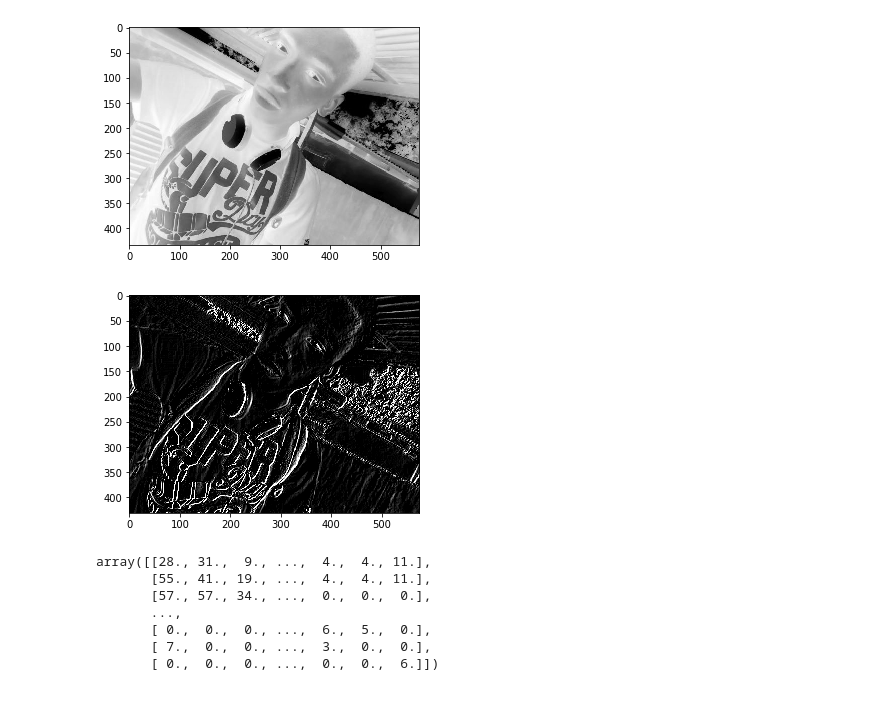
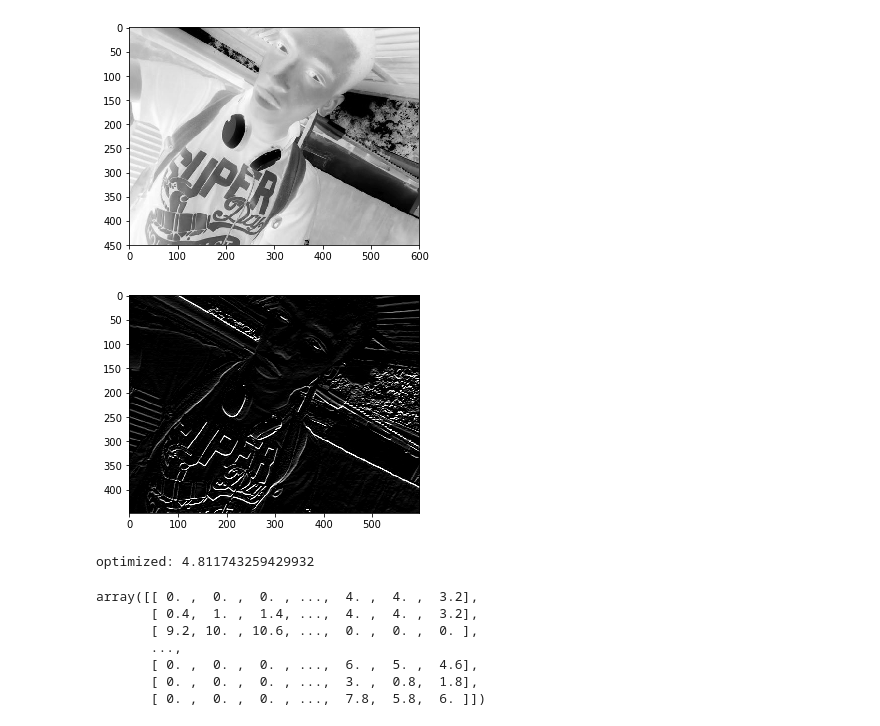
Before and after one commit to xlassix/My-very-First-Neural-network, a Jupyter notebook: cnn_for_image(user defined filters).ipynb, the cells around one changed output. Saved outputs shown, nothing was run; the diff lists cells and outputs as text; code cells hidden in the pictures.

Commit message:
optimized for four times v1.0.0

```diff
--- a/cnn_for_image(user defined filters).ipynb
+++ b/cnn_for_image(user defined filters).ipynb
@@ -2,17 +2,24 @@
 import numpy as np
 import matplotlib.pyplot as plt
 import matplotlib.cm as cm
+from PIL import Image
+import time
+width_quality=600
 path_to_png_file	=	r"C:\Users\xlassix\Pictures\test4.jpg"# directory
+i=Image.open(path_to_png_file)
+dim=i.size[0]/width_quality
+i = np.asarray(i.resize((width_quality,int(i.size[1]/dim)),Image.ANTIALIAS).convert("RGB"))
+
 #	wherever	your	image	is
 import	matplotlib.image	as	mpimg
 img	=	mpimg.imread(path_to_png_file)
 print("intial dimension:",img.shape)
 
 #convert to gray
-img_gray=np.mean(img,axis=2,dtype=np.uint)
-print("gray image dimension:",img_gray.shape)
+img_gray=np.mean(i,axis=2,dtype=np.uint)
+print("gray image dimension:",i.shape)
 plt.figure()
-plt.imshow(img)
+plt.imshow(i)
 plt.show()
 # %% [output]
 intial dimension: (433, 577, 3)
@@ -48,4 +60,33 @@ def conv(image,im_filter):
     return out_image
+# %%
+def conv(image,im_filter):
+    m=time.time()
+    #compute dimesions of image
+    height,width=image.shape
+    im_filter=np.asarray(im_filter)
+    #output image size init with zero
+    out_image=np.zeros((height-len(im_filter) +1,width-len(im_filter)+1))
+    x=len(im_filter)
+    #calcuating the out_image
+    for row in range(len(out_image)):
+        for col in range(len(out_image[0])):
+            out_image[row,col]=np.sum(image[row:row+x,col:col+x]*im_filter)
+    #fix cumulative that exceed 255
+    out_image[out_image>255]=255
+    out_image[out_image<0]=0
+
+    #plotting image
+    plt.figure()
+    plt.imshow(image,cmap=cm.gray_r)
+    plt.show()
+
+    #plotting out_image
+    plt.figure()
+    plt.imshow(out_image,cmap=cm.gray)
+    plt.show()
+    n=time.time()
+    print("optimized:",n-m)
+    return out_image
 # %%
 edge_detection=([[4,2,4]
                 ,[-1,0,1]
@@ -65,19 +111,20 @@ array([[ 0.,  0.,  0., ..., 10., 10.,  5.],
 # %%
 edge_detection1=([[1,2,1]
-                ,[8,0,-8]
+                ,[0.2,0,-0.2]
                 ,[-1,-2,-1]])
 
 conv(img_gray,edge_detection1)
 # %% [output]
-[figure, old version]
+[figure, new version]
-[figure, old version]
+[figure, new version]
-array([[28., 31.,  9., ...,  4.,  4., 11.],
-       [55., 41., 19., ...,  4.,  4., 11.],
-       [57., 57., 34., ...,  0.,  0.,  0.],
-       ...,
-       [ 0.,  0.,  0., ...,  6.,  5.,  0.],
-       [ 7.,  0.,  0., ...,  3.,  0.,  0.],
-       [ 0.,  0.,  0., ...,  0.,  0.,  6.]])
+optimized: 4.811743259429932
+array([[ 0. ,  0. ,  0. , ...,  4. ,  4. ,  3.2],
+       [ 0.4,  1. ,  1.4, ...,  4. ,  4. ,  3.2],
+       [ 9.2, 10. , 10.6, ...,  0. ,  0. ,  0. ],
+       ...,
+       [ 0. ,  0. ,  0. , ...,  6. ,  5. ,  4.6],
+       [ 0. ,  0. ,  0. , ...,  3. ,  0.8,  1.8],
+       [ 0. ,  0. ,  0. , ...,  7.8,  5.8,  6. ]])
 # %%
 edge_detection=([[1,0,0]
                 ,[2,0,-1]
```
Also changed, not shown: parts of 7 cells of this notebook.
